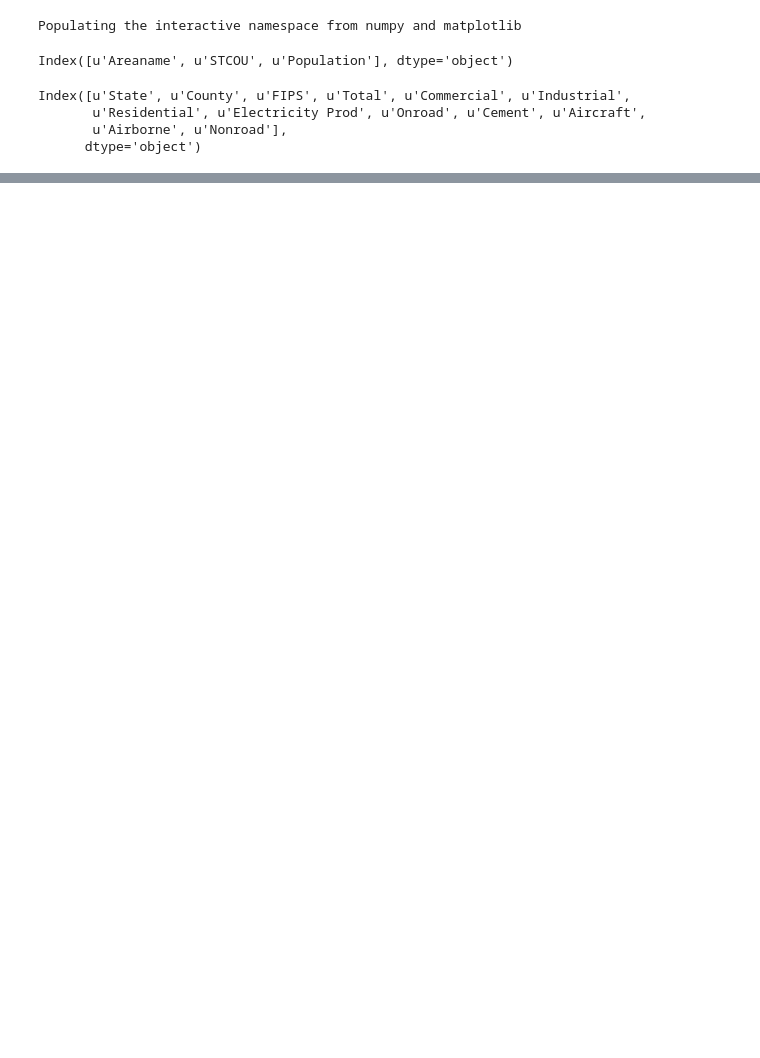
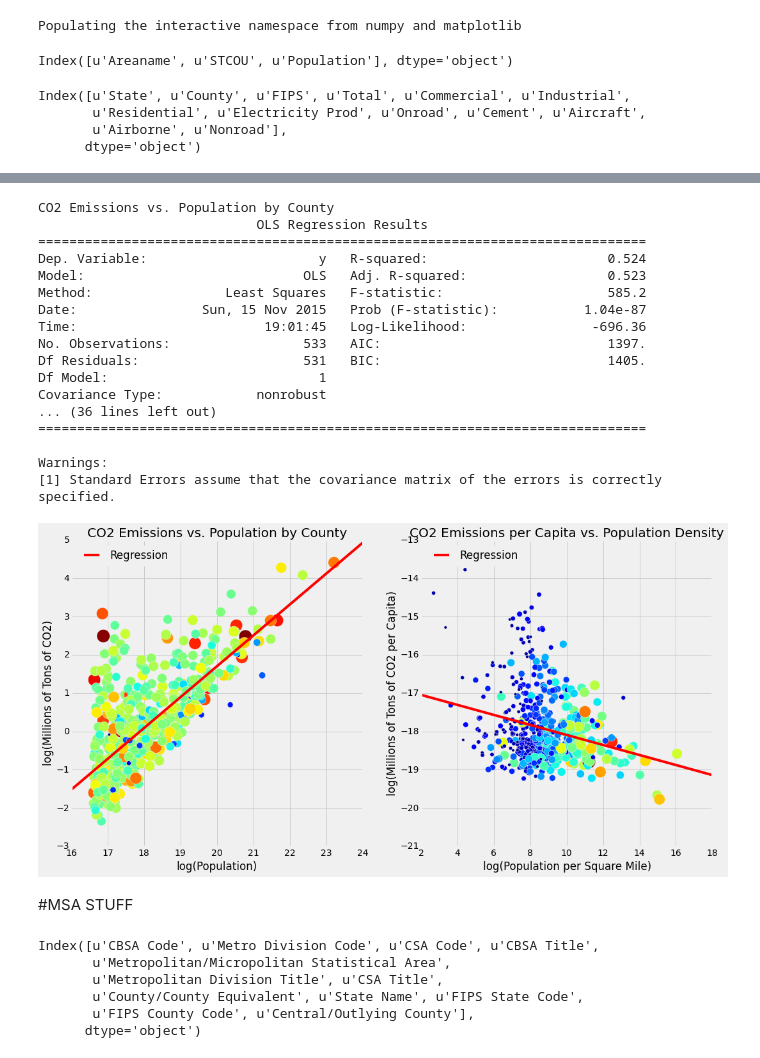
Before and after one commit to docmarionum1/vulcan, a Jupyter notebook: PS2.ipynb, the cells around one changed output, grey strips where cells are left out. Cells and saved outputs as stored; diff of their text form; code cells hidden in the pictures; blank space fills up the shorter version.

```diff
--- a/PS2.ipynb
+++ b/PS2.ipynb
@@ -36,0 +215,26 @@ merged.plot('Population', 'Total', kind='scatter', logy=True, logx=True)
+# %%
+filtered = merged[merged.Population>100000]
+fig, (axes) = plt.subplots(figsize=(16,8), nrows=1, ncols=2)
+commonRegressions(filtered, axes)
+#filtered.sort('Population')
+# %% [output]
+CO2 Emissions vs. Population by County
+                            OLS Regression Results
+==============================================================================
+Dep. Variable:                      y   R-squared:                       0.524
+Model:                            OLS   Adj. R-squared:                  0.523
+Method:                 Least Squares   F-statistic:                     585.2
+Date:                Sun, 15 Nov 2015   Prob (F-statistic):           1.04e-87
+Time:                        19:01:45   Log-Likelihood:                -696.36
+No. Observations:                 533   AIC:                             1397.
+Df Residuals:                     531   BIC:                             1405.
+Df Model:                           1
+Covariance Type:            nonrobust
+... (36 lines left out)
+==============================================================================
+
+Warnings:
+[1] Standard Errors assume that the covariance matrix of the errors is correctly specified.
+[figure, added]
+# %% [markdown]
+#MSA STUFF
@@ -36,0 +243,9 @@ merged.plot('Population', 'Total', kind='scatter', logy=True, logx=True)
+# %%
+msa.columns
+# %% [output]
+Index([u'CBSA Code', u'Metro Division Code', u'CSA Code', u'CBSA Title',
+       u'Metropolitan/Micropolitan Statistical Area',
+       u'Metropolitan Division Title', u'CSA Title',
+       u'County/County Equivalent', u'State Name', u'FIPS State Code',
+       u'FIPS County Code', u'Central/Outlying County'],
+      dtype='object')
```
Also changed, not shown: parts of 64 cells of this notebook, 11 other files.
